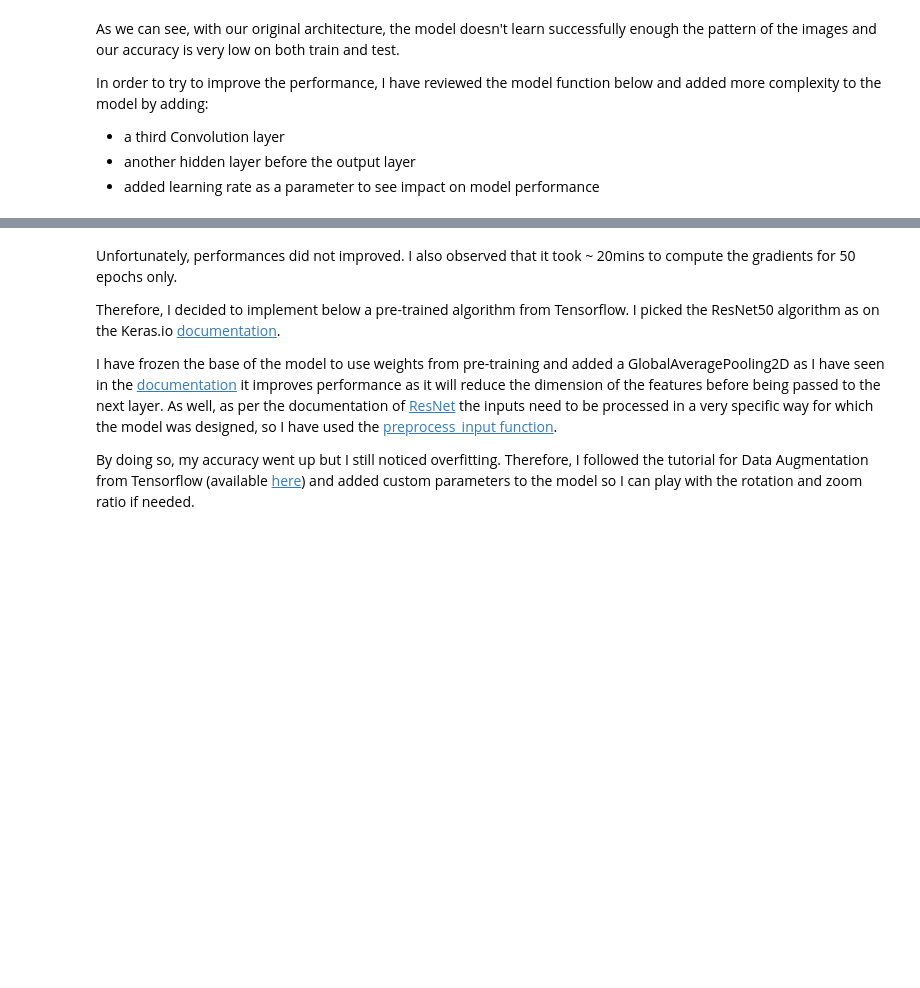
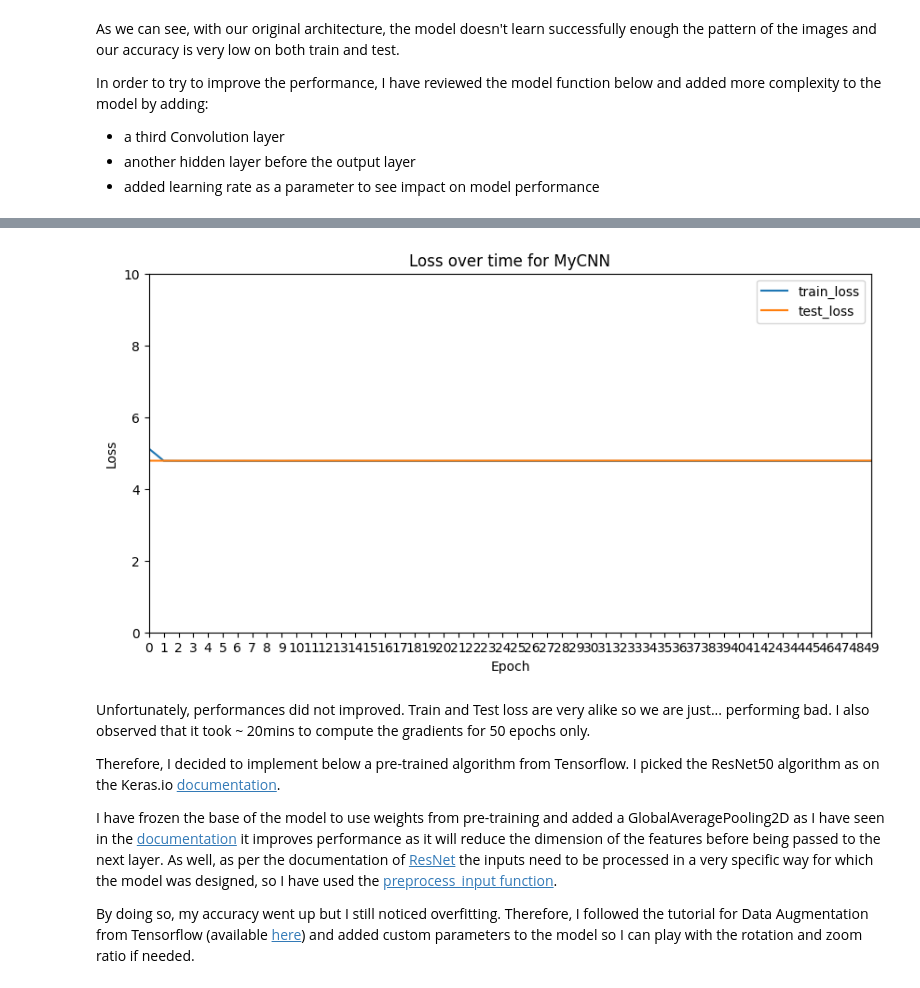
Before and after one commit to julienguyet/image_class_julien, a Jupyter notebook: dogs_breeds_julien_guyet.ipynb, the cells around one changed output, grey strips where cells are left out. Cells and saved outputs as stored; diff of their text form; code cells hidden in the pictures; blank space fills up the shorter version.

```diff
--- a/dogs_breeds_julien_guyet.ipynb
+++ b/dogs_breeds_julien_guyet.ipynb
@@ -310,5 +326,22 @@ Epoch 50/50
+# %%
+epochs = range(50)
+
+plt.figure(figsize=(10,5))
+plt.plot(tf_history.history["loss"], label="train_loss")
+plt.plot(tf_history.history["val_loss"], label = "test_loss")
+plt.xlabel("Epoch")
+plt.ylabel("Loss")
+plt.xticks(epochs)
+plt.xlim([0, int(max(epochs))])
+plt.ylim([0, 10])
+plt.legend(loc="upper right")
+plt.title("Loss over time for MyCNN")
+plt.show()
+# %% [output]
+[figure, added]
 # %% [markdown]
-Unfortunately, performances did not improved. I also observed that it took ~ 20mins to compute the gradients for 50 epochs only.
+Unfortunately, performances did not improved. Train and Test loss are very alike so we are just... performing bad.
+I also observed that it took ~ 20mins to compute the gradients for 50 epochs only.
 
 Therefore, I decided to implement below a pre-trained algorithm from Tensorflow. I picked the ResNet50 algorithm as on the Keras.io [documentation](https://keras.io/api/applications/#usage-examples-for-image-classification-models).
 
```
Also changed, not shown: parts of 20 cells of this notebook.
